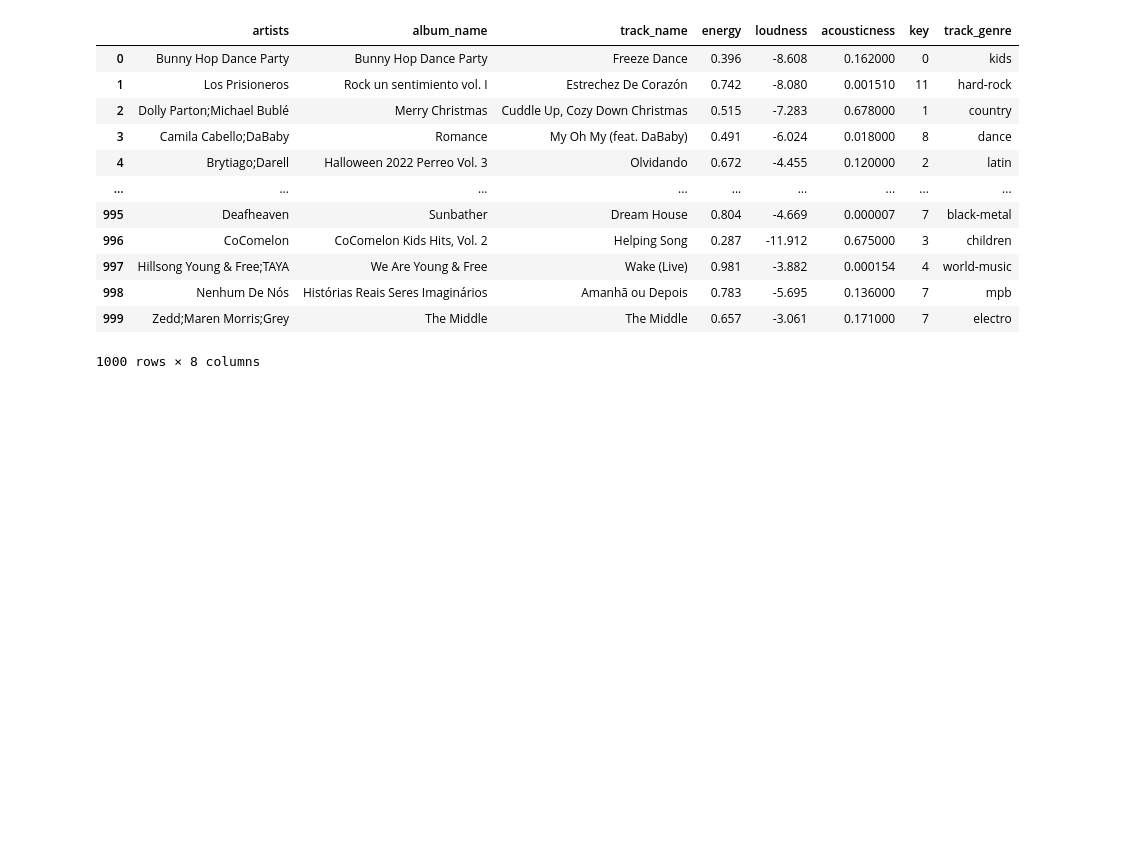
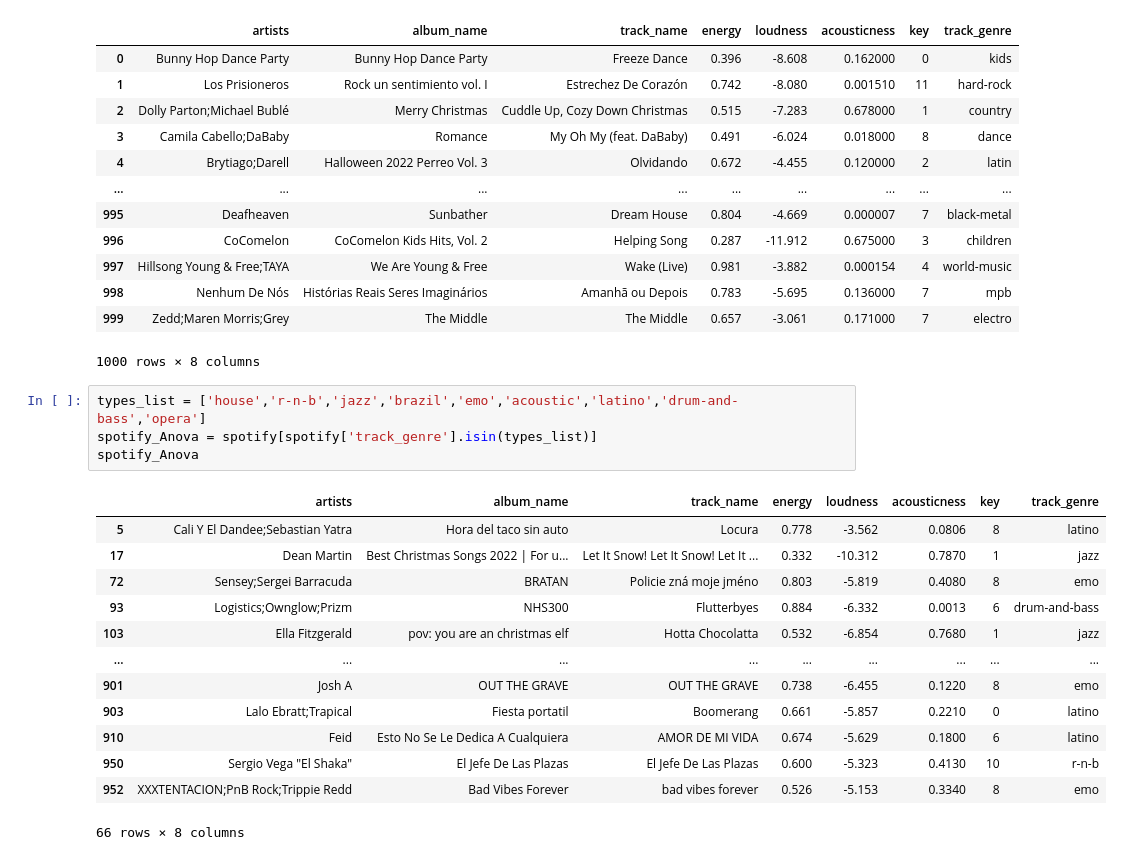
Before and after one commit to EnzoCentrale/Personal-Project, a Jupyter notebook: Project.ipynb, the cells around one changed output. Cells and saved outputs as stored; diff of their text form; blank space fills up the shorter version.

```diff
--- a/Project.ipynb
+++ b/Project.ipynb
@@ -220,3 +222,21 @@ spotify
 | 998 | Nenhum De Nós | Histórias Reais Seres Imaginários | Amanhã ou Depois | 0.783 | -5.695 | 0.136000 | 7 | mpb |
 | 999 | Zedd;Maren Morris;Grey | The Middle | The Middle | 0.657 | -3.061 | 0.171000 | 7 | electro |
 1000 rows × 8 columns
+# %%
+types_list = ['house','r-n-b','jazz','brazil','emo','acoustic','latino','drum-and-bass','opera']
+spotify_Anova = spotify[spotify['track_genre'].isin(types_list)]
+spotify_Anova
+# %% [output]
+|  | artists | album_name | track_name | energy | loudness | acousticness | key | track_genre |
+| 5 | Cali Y El Dandee;Sebastian Yatra | Hora del taco sin auto | Locura | 0.778 | -3.562 | 0.0806 | 8 | latino |
+| 17 | Dean Martin | Best Christmas Songs 2022 | For u... | Let It Snow! Let It Snow! Let It ... | 0.332 | -10.312 | 0.7870 | 1 | jazz |
+| 72 | Sensey;Sergei Barracuda | BRATAN | Policie zná moje jméno | 0.803 | -5.819 | 0.4080 | 8 | emo |
+| 93 | Logistics;Ownglow;Prizm | NHS300 | Flutterbyes | 0.884 | -6.332 | 0.0013 | 6 | drum-and-bass |
+| 103 | Ella Fitzgerald | pov: you are an christmas elf | Hotta Chocolatta | 0.532 | -6.854 | 0.7680 | 1 | jazz |
+| ... | ... | ... | ... | ... | ... | ... | ... | ... |
+| 901 | Josh A | OUT THE GRAVE | OUT THE GRAVE | 0.738 | -6.455 | 0.1220 | 8 | emo |
+| 903 | Lalo Ebratt;Trapical | Fiesta portatil | Boomerang | 0.661 | -5.857 | 0.2210 | 0 | latino |
+| 910 | Feid | Esto No Se Le Dedica A Cualquiera | AMOR DE MI VIDA | 0.674 | -5.629 | 0.1800 | 6 | latino |
+| 950 | Sergio Vega "El Shaka" | El Jefe De Las Plazas | El Jefe De Las Plazas | 0.600 | -5.323 | 0.4130 | 10 | r-n-b |
+| 952 | XXXTENTACION;PnB Rock;Trippie Redd | Bad Vibes Forever | bad vibes forever | 0.526 | -5.153 | 0.3340 | 8 | emo |
+66 rows × 8 columns
```
Also changed, not shown: parts of 5 cells of this notebook.
